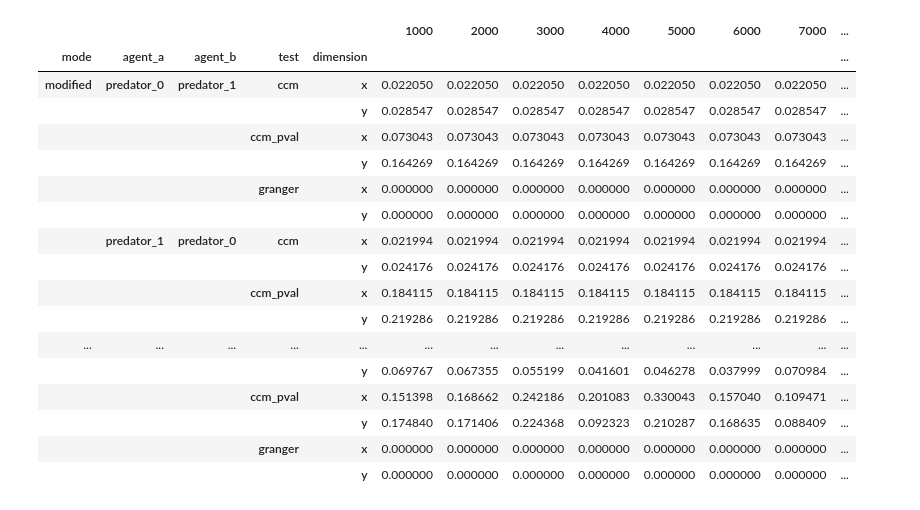
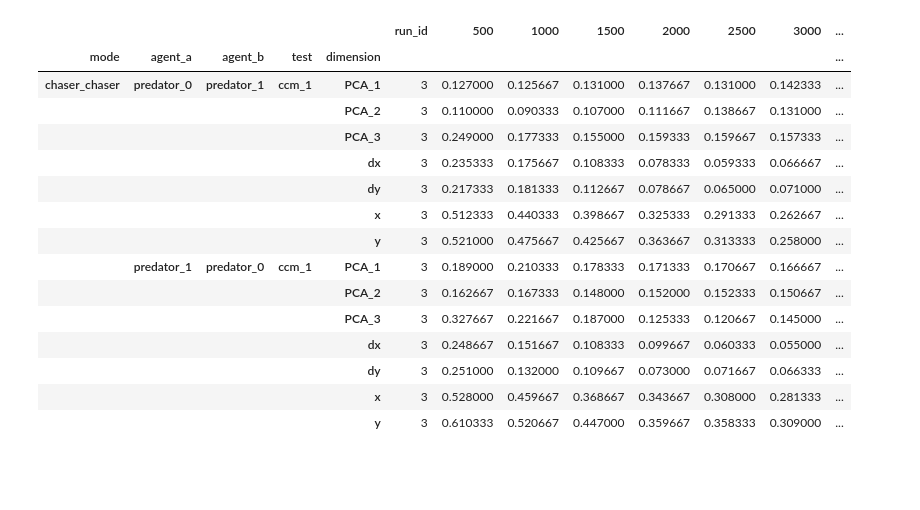
Before and after one commit to priyamDalmia/predator-prey, a Jupyter notebook: temp/wandb_test.ipynb, the cells around one changed output. Saved outputs shown, nothing was run; the diff lists cells and outputs as text; code cells hidden in the pictures; blank space fills up the shorter version.

```diff
--- a/temp/wandb_test.ipynb
+++ b/temp/wandb_test.ipynb
@@ -47,5 +54,14 @@ for run in runs:
 
 print(f"F: {_run_stats.get('finished_runs', 0)}, R: {_run_stats.get('running_runs', 0)}, C: {_run_stats.get('crashed_runs', 0)}")
 collated_performances_df = collated_performances_df.groupby(['step_penalty', 'reward_type', 'algorithm_type']).agg(['mean', 'std', 'count'])
+with open(f"{RESULTS_DIR}/stats_{project}_{_run_stats.get('finished_runs')}.txt", 'a') as f:
+    f.write(f"Finished: {_run_stats.get('finished_runs', 0)}, Running: {_run_stats.get('running_runs', 0)}, Crashed: {_run_stats.get('crashed_runs', 0)}\n")
+    f.write(collated_performances_df.to_string())
+    f.write("\n\n\n")
+    # f.write(collated_performances_df.to_latex())
+    # f.write("\n\n\n")
+    # f.write(collated_performances_df.to_markdown())
+    # f.write("\n\n\n")
+collated_performances_df
 # %% [output]
 F: 410, R: 0, C: 98
@@ -171,21 +318,40 @@ grouped_by_runs[[str(i) for i in range(100, 1000, 100)]].agg(['mean', 'std', 'co
-# %%
-collated_df.groupby(['mode', 'agent_a', 'agent_b', 'test', 'dimension']).mean()
-# %% [output]
-|  |  |  |  |  | 1000 | 2000 | 3000 | 4000 | 5000 | 6000 | 7000 | ... |
-| mode | agent_a | agent_b | test | dimension |  |  |  |  |  |  |  | ... |
-| modified | predator_0 | predator_1 | ccm | x | 0.022050 | 0.022050 | 0.022050 | 0.022050 | 0.022050 | 0.022050 | 0.022050 | ... |
-|  |  |  |  | y | 0.028547 | 0.028547 | 0.028547 | 0.028547 | 0.028547 | 0.028547 | 0.028547 | ... |
-|  |  |  | ccm_pval | x | 0.073043 | 0.073043 | 0.073043 | 0.073043 | 0.073043 | 0.073043 | 0.073043 | ... |
-|  |  |  |  | y | 0.164269 | 0.164269 | 0.164269 | 0.164269 | 0.164269 | 0.164269 | 0.164269 | ... |
-|  |  |  | granger | x | 0.000000 | 0.000000 | 0.000000 | 0.000000 | 0.000000 | 0.000000 | 0.000000 | ... |
-|  |  |  |  | y | 0.000000 | 0.000000 | 0.000000 | 0.000000 | 0.000000 | 0.000000 | 0.000000 | ... |
-|  | predator_1 | predator_0 | ccm | x | 0.021994 | 0.021994 | 0.021994 | 0.021994 | 0.021994 | 0.021994 | 0.021994 | ... |
-|  |  |  |  | y | 0.024176 | 0.024176 | 0.024176 | 0.024176 | 0.024176 | 0.024176 | 0.024176 | ... |
-|  |  |  | ccm_pval | x | 0.184115 | 0.184115 | 0.184115 | 0.184115 | 0.184115 | 0.184115 | 0.184115 | ... |
-|  |  |  |  | y | 0.219286 | 0.219286 | 0.219286 | 0.219286 | 0.219286 | 0.219286 | 0.219286 | ... |
-| ... | ... | ... | ... | ... | ... | ... | ... | ... | ... | ... | ... | ... |
-|  |  |  |  | y | 0.069767 | 0.067355 | 0.055199 | 0.041601 | 0.046278 | 0.037999 | 0.070984 | ... |
-|  |  |  | ccm_pval | x | 0.151398 | 0.168662 | 0.242186 | 0.201083 | 0.330043 | 0.157040 | 0.109471 | ... |
-|  |  |  |  | y | 0.174840 | 0.171406 | 0.224368 | 0.092323 | 0.210287 | 0.168635 | 0.088409 | ... |
-|  |  |  | granger | x | 0.000000 | 0.000000 | 0.000000 | 0.000000 | 0.000000 | 0.000000 | 0.000000 | ... |
-|  |  |  |  | y | 0.000000 | 0.000000 | 0.000000 | 0.000000 | 0.000000 | 0.000000 | 0.000000 | ... |
+# %%
+
+POLICY_SETS = ["chaser_chaser", "chaser_fixed", "chaser_follower", "fixed_follower"]
+grouped_dfs = []
+for policy_set in POLICY_SETS:
+    analyis_df = pd.read_csv(f"../experiments/results/{policy_set}_analysis.csv")
+    col_list = list(analyis_df.groupby(['mode', 'agent_a', 'agent_b', 'test', 'dimension']).mean().columns)
+    agg_funs = []
+    for col in col_list:
+        if col != 'run_id':
+            agg_funs.append((col, lambda x: round(x.mean(), 2)))
+        else:
+            agg_funs.append((col, 'count'))
+
+    df2 = analyis_df.groupby(['mode', 'agent_a', 'agent_b', 'test', 'dimension']).agg(dict(agg_funs))
+    grouped_dfs.append(df2)
+
+with open("chaser_chaser_analysis.txt", "w") as f:
+    for df in grouped_dfs:
+        f.write(df.to_string())
+        f.write("\n\n")
+# %%
+df2
+# %% [output]
+|  |  |  |  |  | run_id | 500 | 1000 | 1500 | 2000 | 2500 | 3000 | ... |
+| mode | agent_a | agent_b | test | dimension |  |  |  |  |  |  |  | ... |
+| chaser_chaser | predator_0 | predator_1 | ccm_1 | PCA_1 | 3 | 0.127000 | 0.125667 | 0.131000 | 0.137667 | 0.131000 | 0.142333 | ... |
+|  |  |  |  | PCA_2 | 3 | 0.110000 | 0.090333 | 0.107000 | 0.111667 | 0.138667 | 0.131000 | ... |
+|  |  |  |  | PCA_3 | 3 | 0.249000 | 0.177333 | 0.155000 | 0.159333 | 0.159667 | 0.157333 | ... |
+|  |  |  |  | dx | 3 | 0.235333 | 0.175667 | 0.108333 | 0.078333 | 0.059333 | 0.066667 | ... |
+|  |  |  |  | dy | 3 | 0.217333 | 0.181333 | 0.112667 | 0.078667 | 0.065000 | 0.071000 | ... |
+|  |  |  |  | x | 3 | 0.512333 | 0.440333 | 0.398667 | 0.325333 | 0.291333 | 0.262667 | ... |
+|  |  |  |  | y | 3 | 0.521000 | 0.475667 | 0.425667 | 0.363667 | 0.313333 | 0.258000 | ... |
+|  | predator_1 | predator_0 | ccm_1 | PCA_1 | 3 | 0.189000 | 0.210333 | 0.178333 | 0.171333 | 0.170667 | 0.166667 | ... |
+|  |  |  |  | PCA_2 | 3 | 0.162667 | 0.167333 | 0.148000 | 0.152000 | 0.152333 | 0.150667 | ... |
+|  |  |  |  | PCA_3 | 3 | 0.327667 | 0.221667 | 0.187000 | 0.125333 | 0.120667 | 0.145000 | ... |
+|  |  |  |  | dx | 3 | 0.248667 | 0.151667 | 0.108333 | 0.099667 | 0.060333 | 0.055000 | ... |
+|  |  |  |  | dy | 3 | 0.251000 | 0.132000 | 0.109667 | 0.073000 | 0.071667 | 0.066333 | ... |
+|  |  |  |  | x | 3 | 0.528000 | 0.459667 | 0.368667 | 0.343667 | 0.308000 | 0.281333 | ... |
+|  |  |  |  | y | 3 | 0.610333 | 0.520667 | 0.447000 | 0.359667 | 0.358333 | 0.309000 | ... |
```
Also changed, not shown: parts of 10 cells of this notebook, 4 other files.
